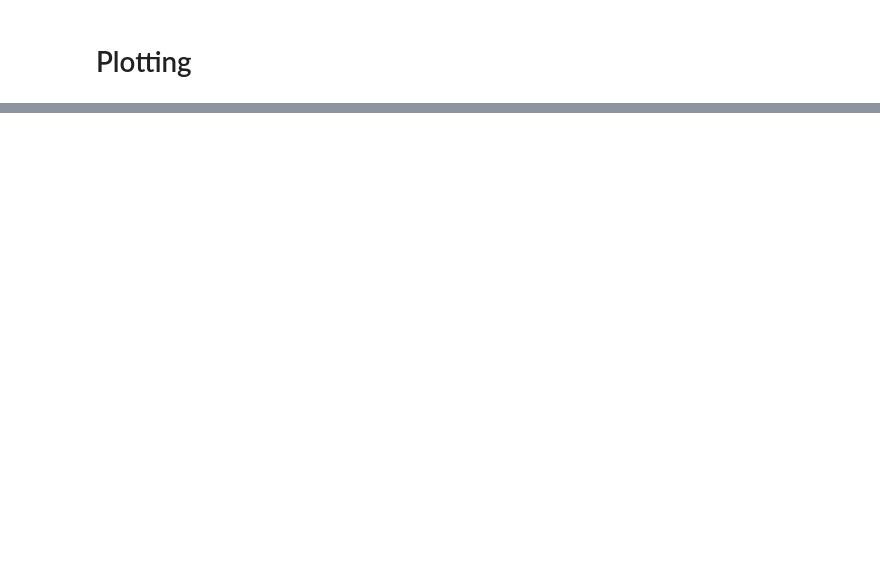
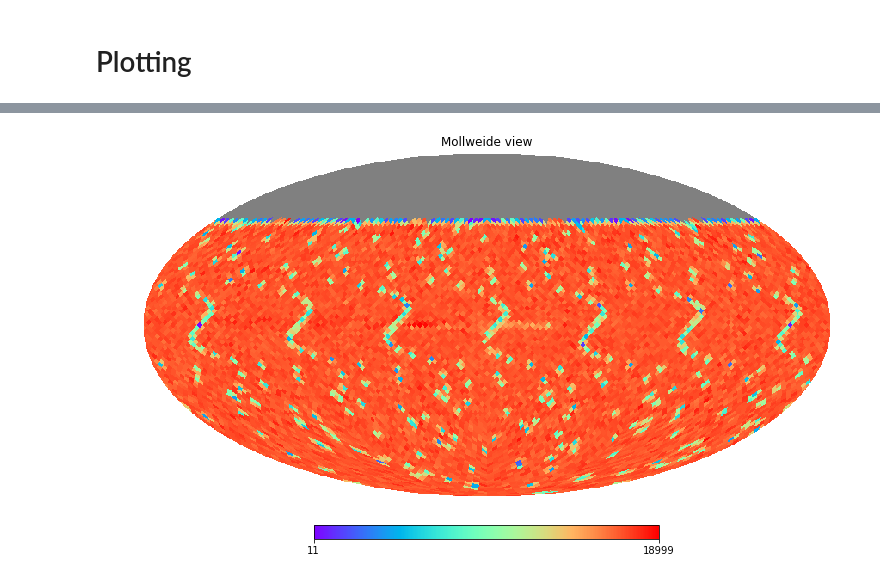
Before and after one commit to idies/jhu-lsst, a Jupyter notebook: test_queries/aris/4UC/Querying HTM IDs.ipynb, the cells around one changed output, grey strips where cells are left out. Drawn from its saved outputs; the diff is of its cells as text; code cells hidden in the pictures; blank space fills up the shorter version.

```diff
--- a/test_queries/aris/4UC/Querying HTM IDs.ipynb
+++ b/test_queries/aris/4UC/Querying HTM IDs.ipynb
@@ -150,0 +201,17 @@ ghtm5_proj.plot(ax=ax,column='num', cmap='rainbow');
+# %%
+NSIDE=2**5
+THETA=np.deg2rad(90-centers_cci_7['dec'])
+PHI=np.deg2rad(centers_cci_7['ra'])
+centers_cci_7['healpix']=healpy.pixelfunc.ang2pix(NSIDE, THETA, PHI, nest=False, lonlat=False)
+# %%
+gr=centers_cci_7[['healpix','num']].groupby(['healpix']).agg('mean')
+# %%
+hpmap=np.full(healpy.nside2npix(NSIDE), healpy.UNSEEN)
+hpmap[gr.index]=gr['num']
+# %%
+fig = plt.figure(figsize=(10,8))
+ax = fig.add_subplot(111, projection='mollweide')
+ax.grid()
+healpy.mollview(hpmap,cmap='rainbow',badcolor='grey',fig=1)
+# %% [output]
+[figure, added]
```
Also changed, not shown: parts of 20 cells of this notebook, 1 other file.
